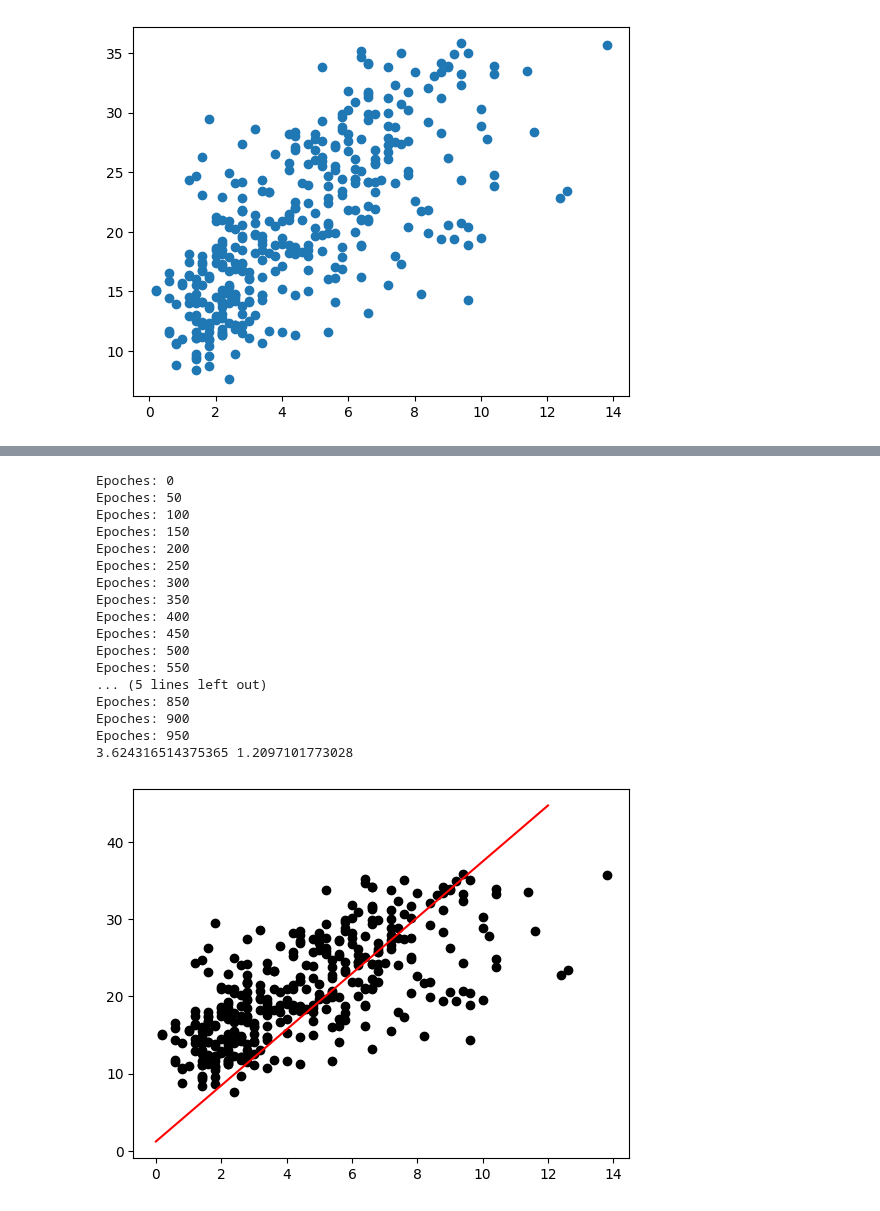
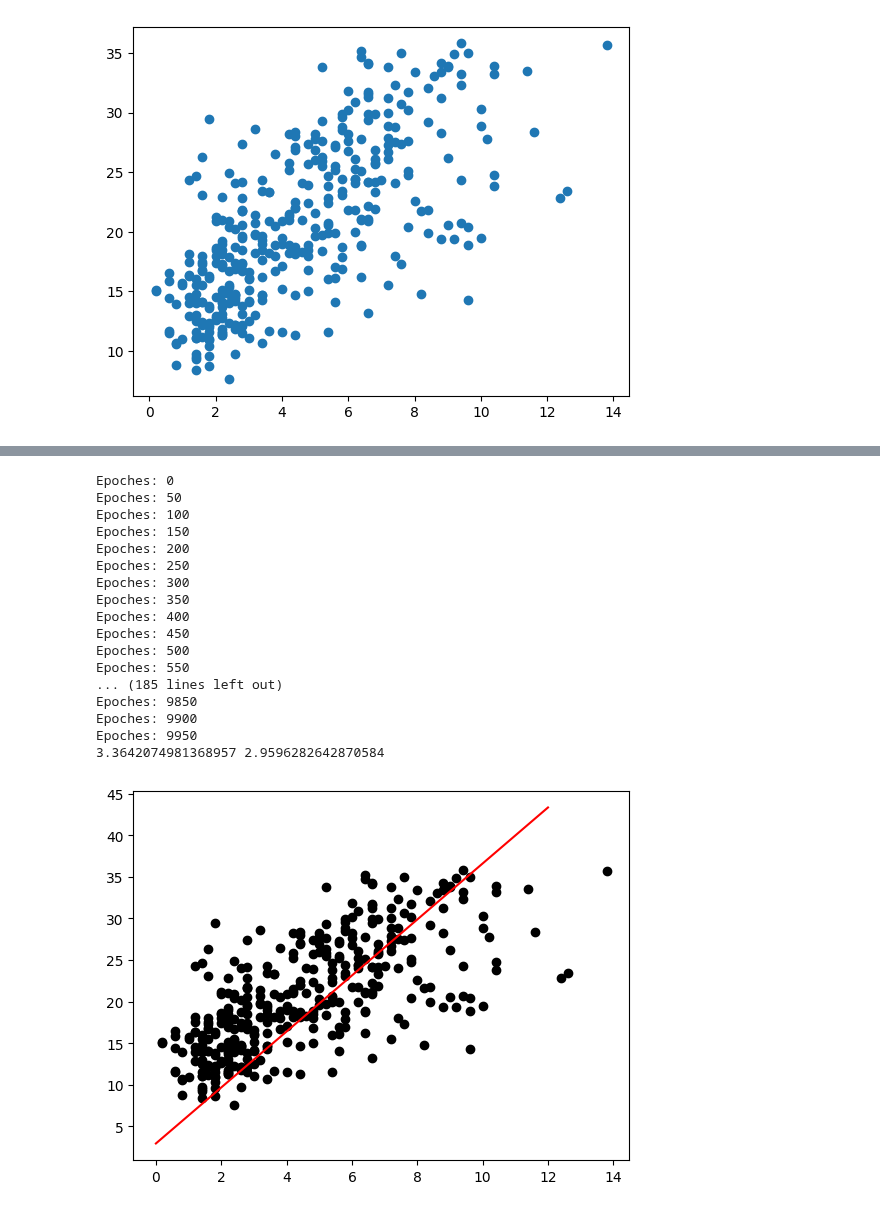
Before and after one commit to RITO20/ju_lab, a Jupyter notebook: Diptadip/LAB_2/lab_2.ipynb, the cells around one changed output, grey strips where cells are left out. Saved outputs shown, nothing was run; the diff lists cells and outputs as text; code cells hidden in the pictures.

```diff
--- a/Diptadip/LAB_2/lab_2.ipynb
+++ b/Diptadip/LAB_2/lab_2.ipynb
@@ -45,4 +46,15 @@ print(weather_df)
 365         No      0.0           No
 
 [366 rows x 22 columns]
+# %%
+l = len(weather_df.Evaporation)
+
+x_data = weather_df.Evaporation
+y_data = weather_df.MaxTemp
+
+x_train = weather_df.Evaporation[:l//2]
+y_train = weather_df.MaxTemp[:l//2]
+
+x_test = weather_df.Evaporation[l//2:]
+y_test = weather_df.MaxTemp[l//2:]
 # %%
@@ -76,35 +93,37 @@ def gradient_decent(m_now, b_now, x, y, L):
 # %%
 m = 0
 b = 0
-L = 0.0001
-epochs = 1000
+
+#have to play with the values below to best results and mostly L as the gradient decent depends on L
+L = 0.00005
+epochs = 10000
 
 for i in range(epochs):
     if i % 50 == 0:
         print(f"Epoches: {i}")
-    m, b  = gradient_decent(m,b,weather_df.Evaporation,weather_df.MaxTemp,L)
+    m, b  = gradient_decent(m,b,x_train,y_train,L)
 
 print(m,b)
 
-plt.scatter(weather_df.Evaporation,weather_df.MaxTemp, color="black")
-plt.plot(list(range(int(min(weather_df.Evaporation)),int(max(weather_df.Evaporation)))),[m*x + b for x in range(int(min(weather_df.Evaporation)),int(max(weather_df.Evaporation)))], color = "red")
+plt.scatter(x_data,y_data, color="black")
+plt.plot(list(range(int(min(x_data)),int(max(x_data)))),[m*x + b for x in range(int(min(x_data)),int(max(x_data)))], color = "red")
 plt.show()
 # %% [output]
 Epoches: 0
 Epoches: 50
 Epoches: 100
 Epoches: 150
 Epoches: 200
 Epoches: 250
 Epoches: 300
 Epoches: 350
 Epoches: 400
 Epoches: 450
 Epoches: 500
 Epoches: 550
-... (5 lines left out)
-Epoches: 850
-Epoches: 900
-Epoches: 950
-3.624316514375365 1.2097101773028
+... (185 lines left out)
+Epoches: 9850
+Epoches: 9900
+Epoches: 9950
+3.3642074981368957 2.9596282642870584
-[figure, old version]
+[figure, new version]
```
Also changed, not shown: parts of 7 cells of this notebook, 1 other file.
